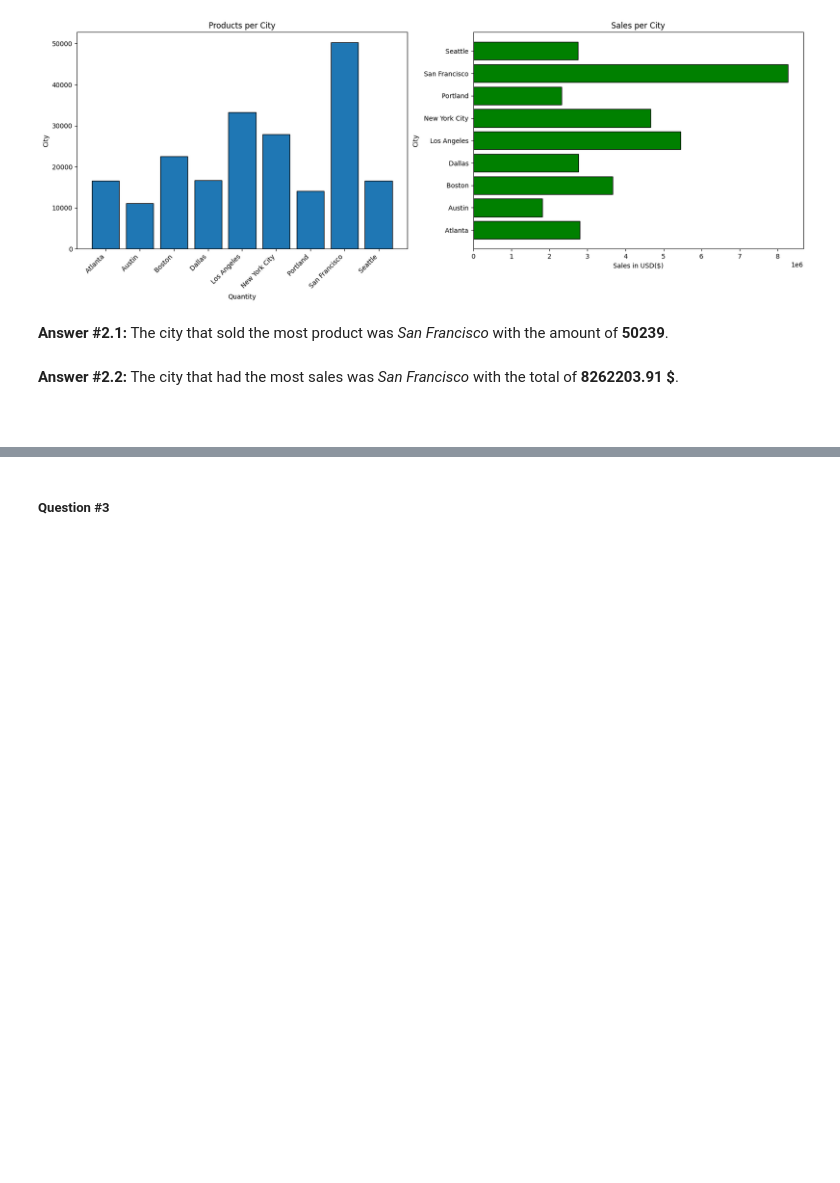
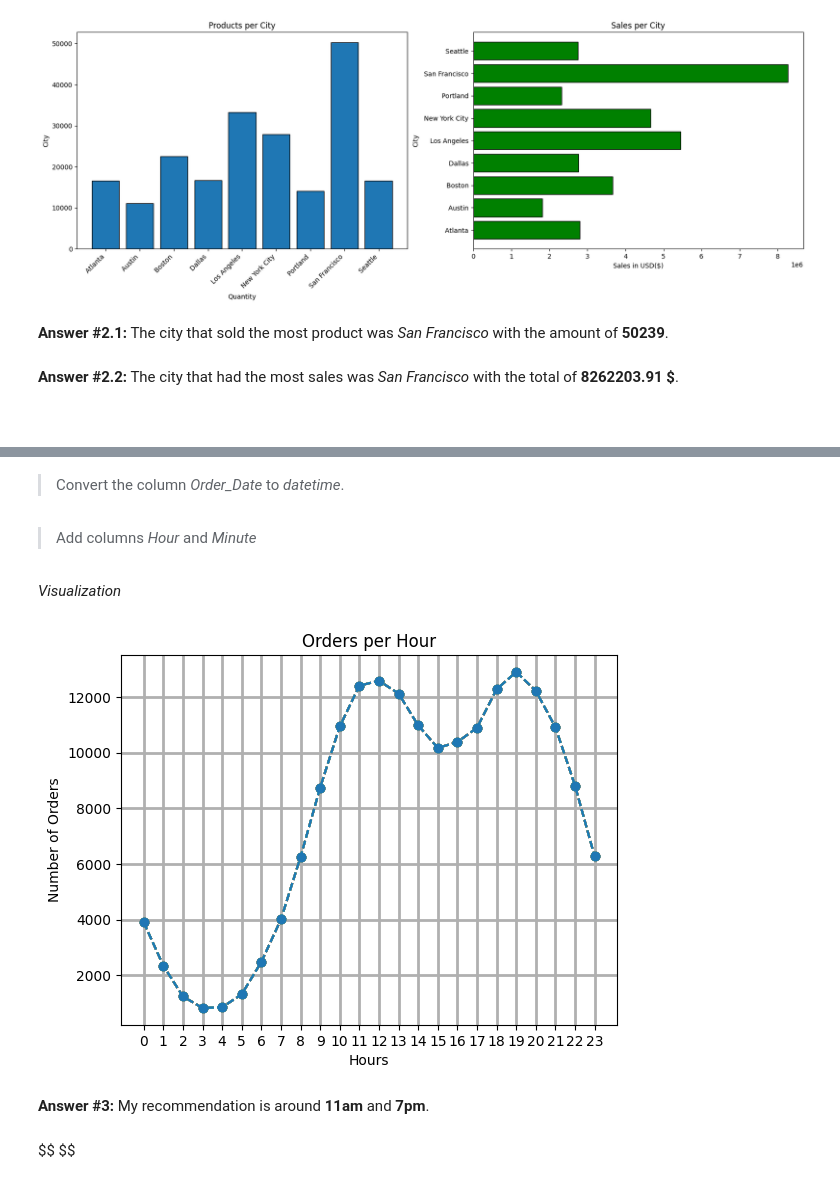
Before and after one commit to ChrisDiamantis99/Pandas-Data-Sales-Analysis, a Jupyter notebook: Sales_Notebook.ipynb, the cells around one changed output, grey strips where cells are left out. Saved outputs shown, nothing was run; the diff lists cells and outputs as text; code cells hidden in the pictures; blank space fills up the shorter version.

```diff
--- a/Sales_Notebook.ipynb
+++ b/Sales_Notebook.ipynb
@@ -72 +74,3 @@ df[['Address', 'City', 'PostCode']] = df['Purchase_Address'].str.split(',', expa
+# %%
+df = df.drop(['Purchase_Address'], axis = 1)
 # %% [markdown]
@@ -183,2 +189,29 @@ $$
+# %% [markdown]
+> Convert the column *Order_Date* to *datetime*.
+# %%
+df['Order_Date'] = pd.to_datetime(df['Order_Date'])
+# %% [markdown]
+>Add columns *Hour* and *Minute*
+# %%
+df['Hour'] = df['Order_Date'].dt.hour
+df['Minute'] = df['Order_Date'].dt.minute
+# %% [markdown]
+*Visualization*
+# %%
+hours = [hour for hour, data in df.groupby('Hour')]
+
+plt.plot(hours, df.groupby(['Hour']).count(), '--', marker = 'o')
+
+plt.xlabel('Hours')
+plt.xticks(hours)
+plt.ylabel('Number of Orders')
+plt.title('Orders per Hour')
+
+plt.grid(linewidth = 2)
+# %% [output]
+[figure, added]
+# %% [markdown]
+**Answer #3:** My recommendation is around **11am** and **7pm**.
 # %% [markdown]
-##### **Question #3** #####
+$$
+$$
```
Also changed, not shown: parts of 22 cells of this notebook.
